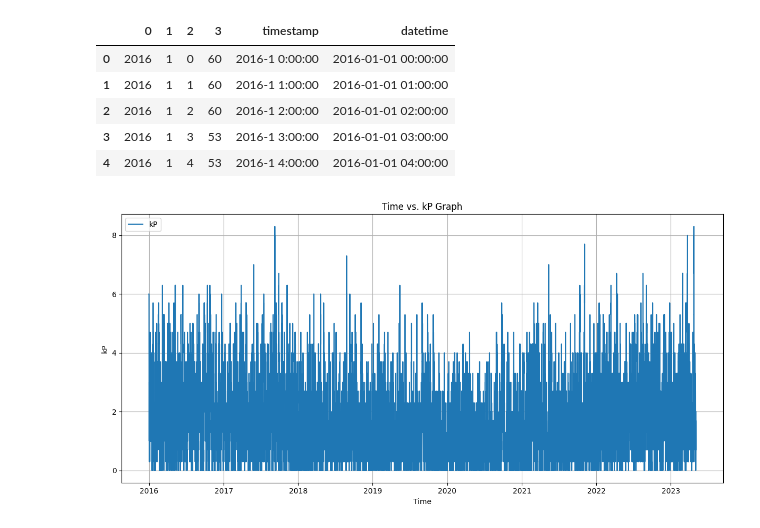
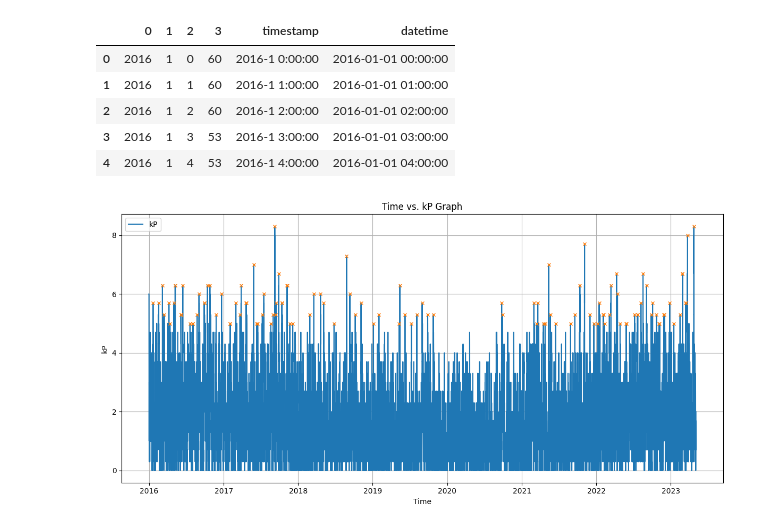
Before and after one commit to space-apps-tacoma/oracle-discovr, a Jupyter notebook: kpi.ipynb, the cells around one changed output. Cells and saved outputs as stored; diff of their text form; code cells hidden in the pictures.

Commit message:
updated the kP Index graph by adding indicators (x) on peaks above a magnitude of 5 which is where the G scale for geomagnetic storms begin Kp = 5 (G1)

```diff
--- a/kpi.ipynb
+++ b/kpi.ipynb
@@ -66,17 +66,23 @@ data.head()
 | 3 | 2016 | 1 | 3 | 53 | 2016-1 3:00:00 | 2016-01-01 03:00:00 |
 | 4 | 2016 | 1 | 4 | 53 | 2016-1 4:00:00 | 2016-01-01 04:00:00 |
 # %%
+
 # Drop duplicate rows based on 'datetime' and 'kP' values
 unique_data = data.drop_duplicates(subset=['datetime', 3])
+
+# Locate the Peaks above a Magnitude of 5
+peaks, _ = find_peaks(unique_data[3]/10, height=5, prominence=5)
+
 # Plotting
 plt.figure(figsize=(12, 6))
 plt.plot(unique_data['datetime'], unique_data[3]/10, label='kP')#, marker='o')
+plt.plot(unique_data['datetime'][peaks], unique_data[3][peaks]/10, "x", markersize=5)
 plt.title('Time vs. kP Graph')
 plt.xlabel('Time')
 plt.ylabel('kP')
 plt.grid(True)
 plt.legend()
 plt.tight_layout()
 plt.show()
 # %% [output]
-[figure, old version]
+[figure, new version]
```
Also changed, not shown: parts of 5 cells of this notebook.
